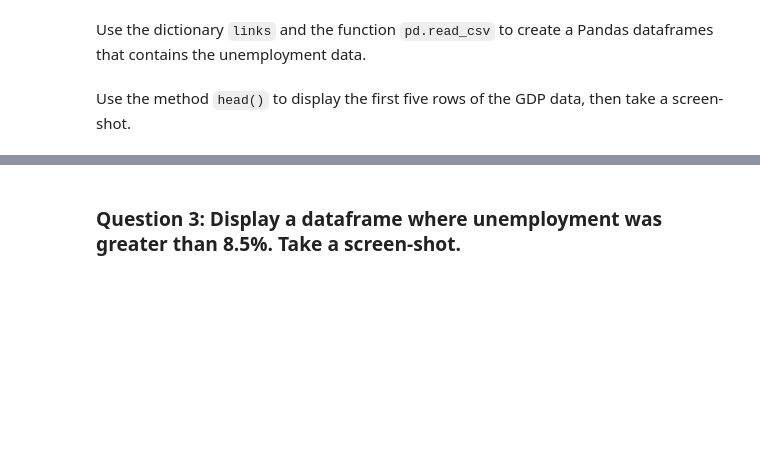
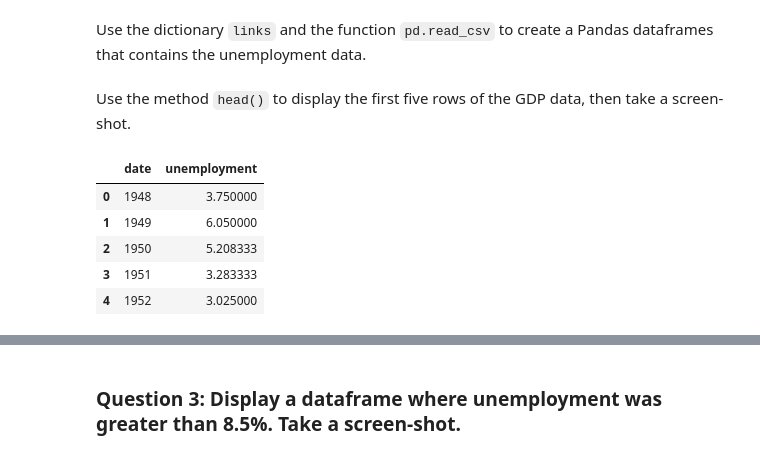
Before and after one commit to jianxungao/python-for-data-sci, a Jupyter notebook: week5_work.ipynb, the cells around one changed output, grey strips where cells are left out. Cells and saved outputs as stored; diff of their text form; code cells hidden in the pictures; blank space fills up the shorter version.

```diff
--- a/week5_work.ipynb
+++ b/week5_work.ipynb
@@ -70,7 +98,16 @@ Use the method <code>head()</code> to display the first five rows of the GDP dat
 Use the dictionary <code>links</code> and the function <code>pd.read_csv</code> to create a Pandas dataframes that contains the unemployment data.
 # %%
 # Type your code here
+df_un = pd.read_csv(links['unemployment'])
 # %% [markdown]
 Use the method <code>head()</code> to display the first five rows of the GDP data, then take a screen-shot.
 # %%
 # Type your code here
+df_un.head()
+# %% [output]
+|  | date | unemployment |
+| 0 | 1948 | 3.750000 |
+| 1 | 1949 | 6.050000 |
+| 2 | 1950 | 5.208333 |
+| 3 | 1951 | 3.283333 |
+| 4 | 1952 | 3.025000 |
```
Also changed, not shown: parts of 13 cells of this notebook.
